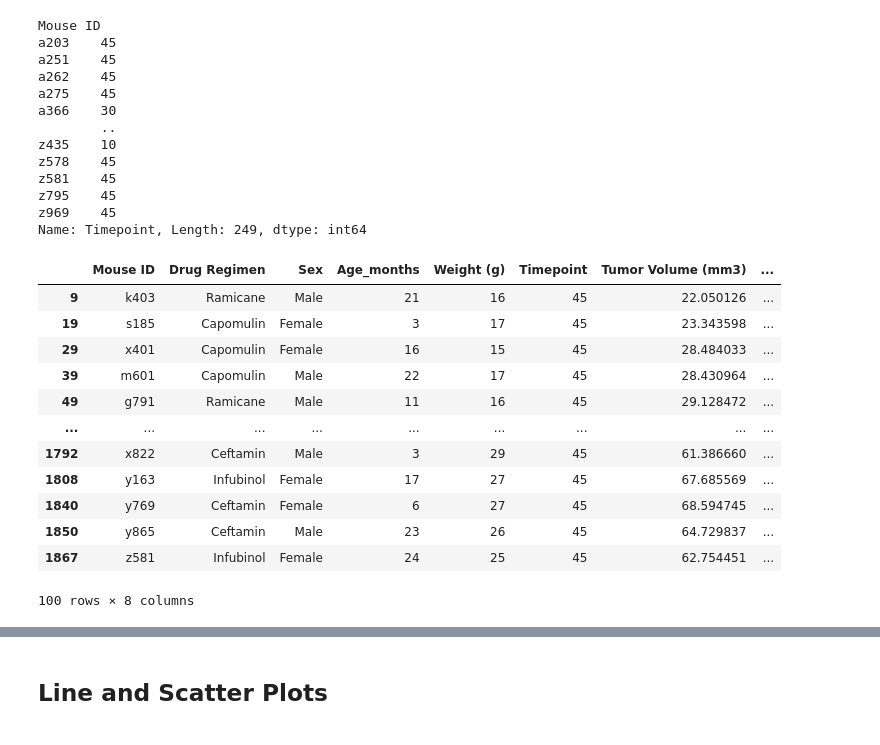
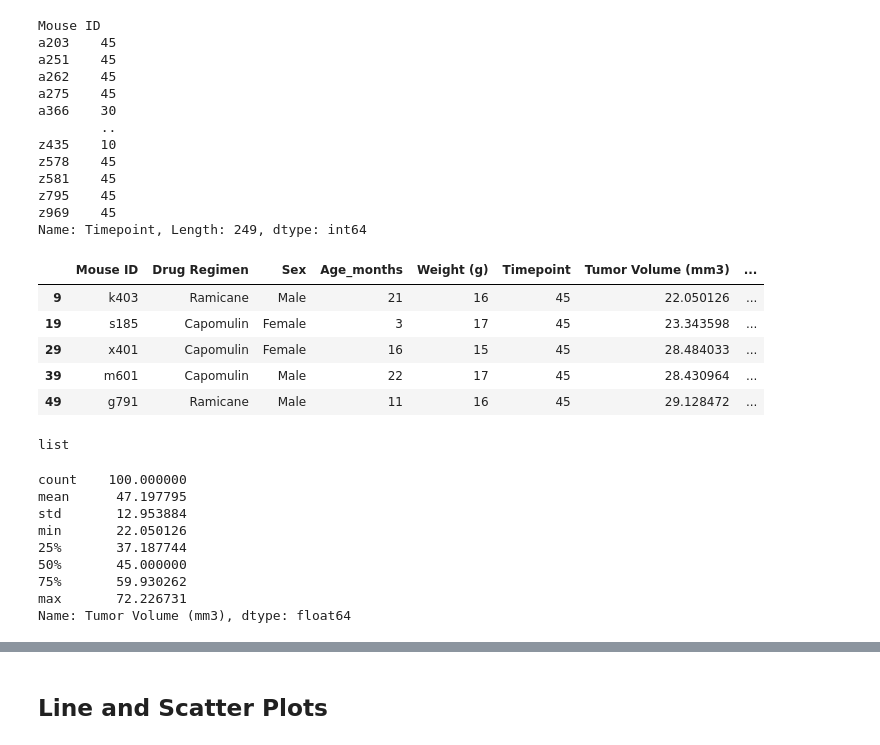
Before and after one commit to Sjenn257/matplotlib-challenge, a Jupyter notebook: pymaceuticals_starter.ipynb, the cells around one changed output, grey strips where cells are left out. Saved outputs shown, nothing was run; the diff lists cells and outputs as text; code cells hidden in the pictures.

Commit message:
finished box plots

```diff
--- a/pymaceuticals_starter.ipynb
+++ b/pymaceuticals_starter.ipynb
@@ -264,26 +264,23 @@ Name: Timepoint, Length: 249, dtype: int64
 # %%
 # Merge this group df with the original dataframe to get the tumor volume at the last timepoint
 max_timepoint_df = pd.merge(combined_df, max_df, on='Mouse ID')
 
-# Cleaning the dataframe columns
+# Cleaning the dataframe columns and filtering to the four treatments
 max_timepoint_df = max_timepoint_df[max_timepoint_df["Timepoint_x"]==max_timepoint_df["Timepoint_y"]]
-max_timepoint_df = max_timepoint_df[(max_timepoint_df["Drug Regimen"]=="Capomulin" )|(max_timepoint_df["Drug Regimen"]=="Ramicane")|(max_timepoint_df["Drug Regimen"]=="Infubinol")|(max_timepoint_df["Drug Regimen"]=="Ceftamin")]
+max_timepoint_df = max_timepoint_df[(max_timepoint_df["Drug Regimen"]=="Capomulin" )|
+                                    (max_timepoint_df["Drug Regimen"]=="Ramicane")|
+                                    (max_timepoint_df["Drug Regimen"]=="Infubinol")|
+                                    (max_timepoint_df["Drug Regimen"]=="Ceftamin")]
 max_timepoint_df["Timepoint"]=max_timepoint_df["Timepoint_x"]
 max_timepoint_df = max_timepoint_df[["Mouse ID", "Drug Regimen", "Sex", "Age_months", "Weight (g)", "Timepoint",
                                   "Tumor Volume (mm3)", "Metastatic Sites"]]
 
-max_timepoint_df
+#cleaned dataframe of final tumor volume of each mouse across four of the most promising treatment regimens
+max_timepoint_df.head()
 # %% [output]
 |  | Mouse ID | Drug Regimen | Sex | Age_months | Weight (g) | Timepoint | Tumor Volume (mm3) | ... |
 | 9 | k403 | Ramicane | Male | 21 | 16 | 45 | 22.050126 | ... |
 | 19 | s185 | Capomulin | Female | 3 | 17 | 45 | 23.343598 | ... |
 | 29 | x401 | Capomulin | Female | 16 | 15 | 45 | 28.484033 | ... |
 | 39 | m601 | Capomulin | Male | 22 | 17 | 45 | 28.430964 | ... |
 | 49 | g791 | Ramicane | Male | 11 | 16 | 45 | 29.128472 | ... |
-| ... | ... | ... | ... | ... | ... | ... | ... | ... |
-| 1792 | x822 | Ceftamin | Male | 3 | 29 | 45 | 61.386660 | ... |
-| 1808 | y163 | Infubinol | Female | 17 | 27 | 45 | 67.685569 | ... |
-| 1840 | y769 | Ceftamin | Female | 6 | 27 | 45 | 68.594745 | ... |
-| 1850 | y865 | Ceftamin | Male | 23 | 26 | 45 | 64.729837 | ... |
-| 1867 | z581 | Infubinol | Female | 24 | 25 | 45 | 62.754451 | ... |
-100 rows × 8 columns
@@ -308,0 +287,20 @@ max_timepoint_df
+# %%
+# Put treatments into a list for for loop (and later for plot labels)
+
+treatments=max_timepoint_df["Drug Regimen"].unique()
+treatments=treatments.tolist()
+treatments
+# %% [output]
+list
+# %%
+max_timepoint_df["Tumor Volume (mm3)"].describe()
+# %% [output]
+count    100.000000
+mean      47.197795
+std       12.953884
+min       22.050126
+25%       37.187744
+50%       45.000000
+75%       59.930262
+max       72.226731
+Name: Tumor Volume (mm3), dtype: float64
```
Also changed, not shown: parts of 13 cells of this notebook.
